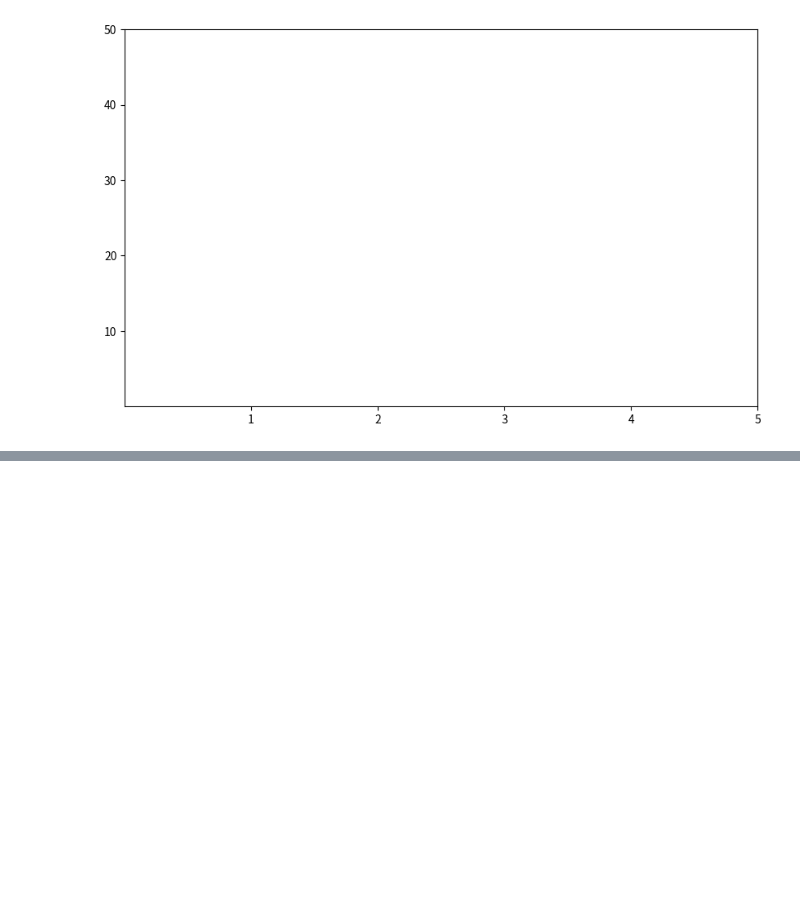
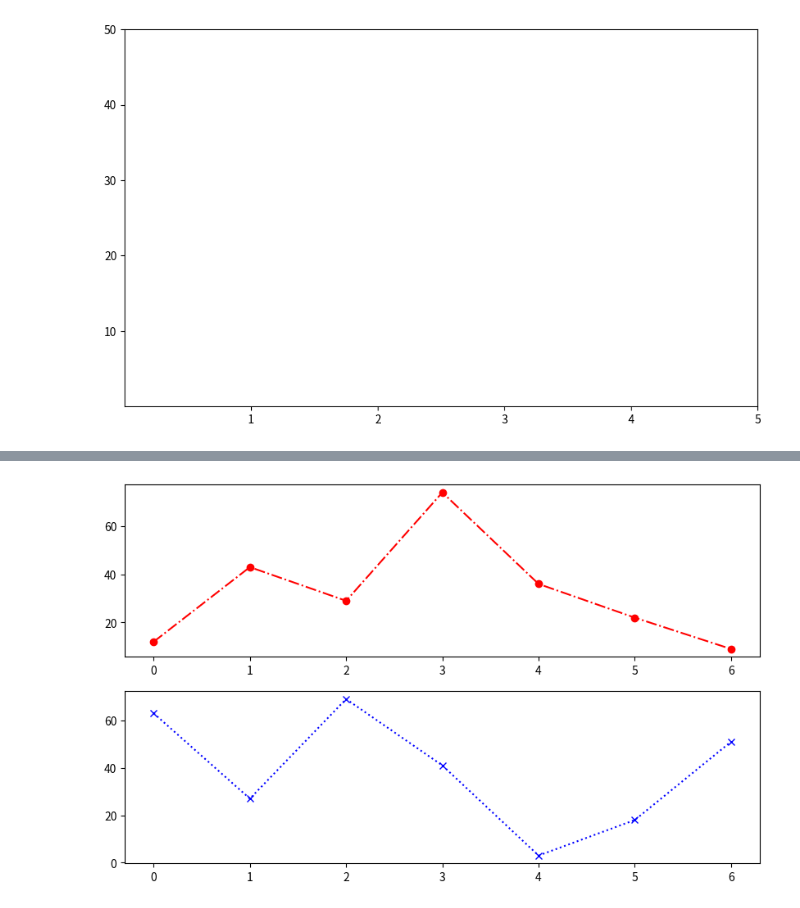
Before and after one commit to wu4fmp6/python_analysis, a Jupyter notebook: lesson7_3t.ipynb, the cells around one changed output, grey strips where cells are left out. Drawn from its saved outputs; the diff is of its cells as text; code cells hidden in the pictures; blank space fills up the shorter version.

```diff
--- a/lesson7_3t.ipynb
+++ b/lesson7_3t.ipynb
@@ -38,0 +39,13 @@ plt.show()
+# %%
+#建立"圖面" 及 "圖表區塊"
+figure = plt.figure(figsize=(10,6))
+axes1 = figure.add_subplot(2,1,1)
+axes2 = figure.add_subplot(2,1,2)
+
+#在圖表內畫線並標註
+axes_up = axes1.plot([12,43,29,74,36,22,9],marker = 'o', color=('red'), linestyle=('-.'))
+axes_down = axes2.plot([63,27,69,41,3,18,51],marker = 'x', color=('blue'), linestyle=(':'))
+
+plt.show()
+# %% [output]
+[figure, added]
```
Also changed, not shown: parts of 1 cell of this notebook, 1 other file.
